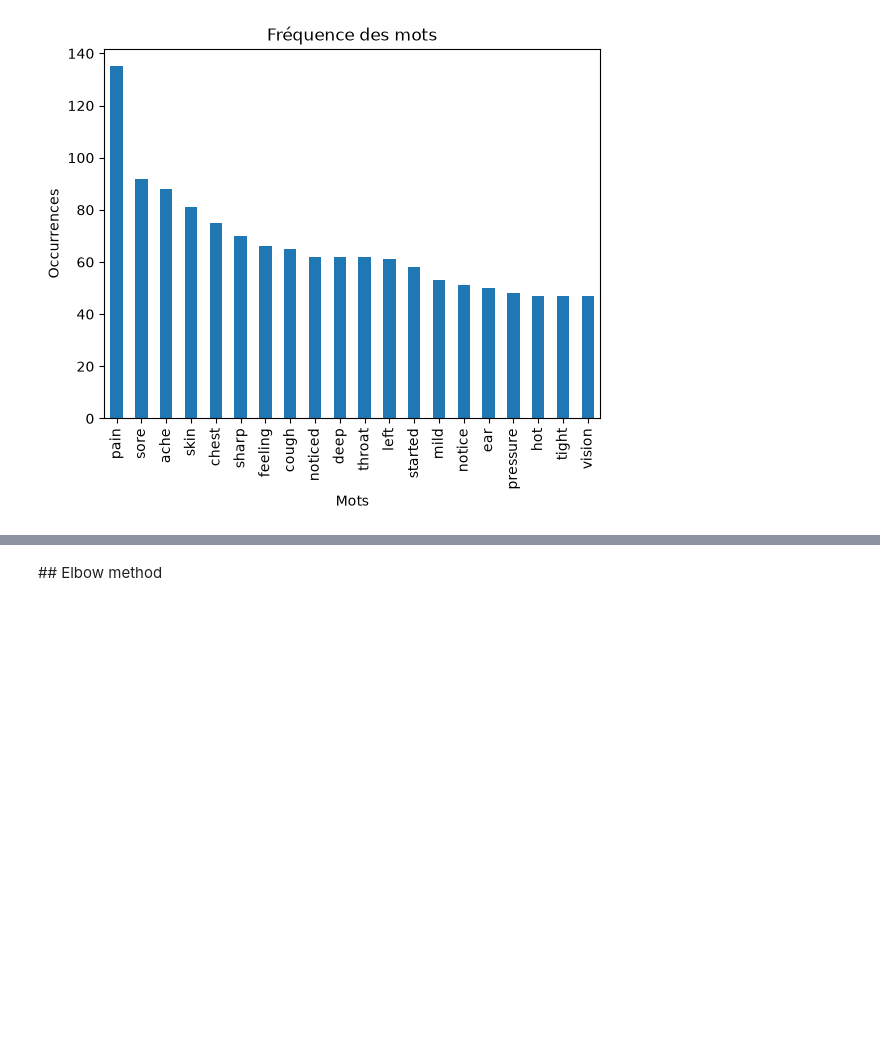
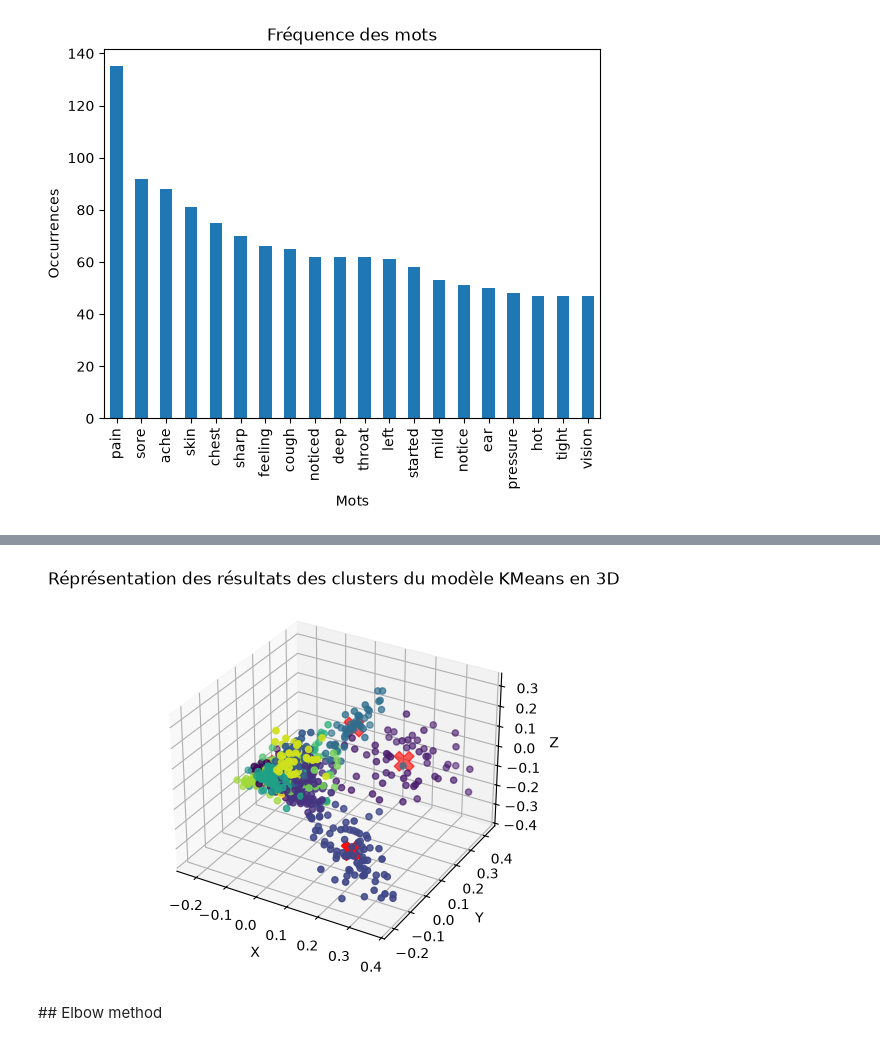
Before and after one commit to gabinHnr/IA---Imagerie-medicale-IRM, a Jupyter notebook: Unsupervised Learning/Models/ModelKMeans.ipynb, the cells around one changed output, grey strips where cells are left out. Drawn from its saved outputs; the diff is of its cells as text; code cells hidden in the pictures; blank space fills up the shorter version.

Commit message:
[*]Fix/ModelsKMeans.ipynb/FinishedModelAndAddAGraphForTheResults

```diff
--- a/Unsupervised Learning/Models/ModelKMeans.ipynb
+++ b/Unsupervised Learning/Models/ModelKMeans.ipynb
@@ -26,46 +29,86 @@ plt.show()
 # %% [output]
 [figure]
 # %%
-from sklearn.feature_extraction.text import TfidfVectorizer
-
 df = pd.read_csv("../../Student_Clean.csv")
 
-texts = df.iloc[:, 2].fillna("")
+#Récupère les textes et remplace les NA par des ""
+texts = df["Temoignage"].fillna("")
 
+#Créer mon TF-IDF (Terme frequency invert document frequency) en retirant les stop_words
 vectorizer = TfidfVectorizer(stop_words="english")
-X = vectorizer.fit_transform(texts)
-inertias = []
+X = vectorizer.fit_transform(texts) #Transforme les mots en valeurs et regarde si chaque phrase possède ces mots pour leurs donner un score
 
-kmeans = KMeans(
-    n_clusters=3,
-    random_state=0,
-    n_init="auto"
-)
-
-from sklearn.metrics import silhouette_score
+#Test chaque nombre de clusters entre 2 et 50 puis ajoute les score dans un dico et enfin print le meilleur score de ce dico afin de connaître la meilleur valeur pour le nombre de clusters
 scores = {}
 for n in range(2, 50):
     kmeans = KMeans(
         n_clusters=n,
         random_state=0,
-        n_init="auto"
+        n_init="auto", #KMeans peut essayer plusieurs initialisations différentes afin d'éviter de tomber sur une mauvaise configuration de départ, "auto" demande à sklearn de choisir automatiquement le comportement
     )
-    labels = kmeans.fit_predict(X)
-    score = silhouette_score(X, labels)
+    Y = kmeans.fit_predict(X)
+    score = silhouette_score(X, Y) # Regarde si les points sont proches de leurs centroïdes et si ils sont éloignée des autres clusters puis donne un score en fonction du résultat
     scores[f"{n}"] = score
 
 highest_key = max(scores, key=scores.get)
 
 print(highest_key)
 
+# ================================================================= #
+
+# Créer mon KMeans avec le meilleur nombre de clusters
 
 kmeans = KMeans(
-        n_clusters=12,
+        n_clusters=int(highest_key),
         random_state=0,
-        n_init="auto"
+        n_init="auto" #KMeans peut essayer plusieurs initialisations différentes afin d'éviter de tomber sur une mauvaise configuration de départ, "auto" demande à sklearn de choisir automatiquement le comportement
     )
 
-labels = kmeans.fit_predict(X)
+#Entraîne le modèle sur nos témoignages d'entrée médicale à l'hôpital
+Y = kmeans.fit_predict(X)
 
-print(kmeans.labels_)
+#Transforme notre matrice sparse du TF-IDF en matrice numpy classique
+X_dense = X.toarray()
+
+#Créer la figure
+fig = plt.figure()
+
+#Créer l'axe en 3D
+axe = fig.add_subplot(111, projection="3d")
+
+#Le TF-IDF à potentiellement plein de dimensions genre si on lui donne 10000 mots il peut potentiellement avoir 10000 dimensions PCA fais en sorte de ne prendre qu'un représentation avec le nombre de dimensions donné
+pca = PCA(n_components=3)
+
+#Transforme le vecteur de mes textes en vecteur 3D
+points_3d = pca.fit_transform(X_dense)
+
+#Transforme le vecteur des centroïdes de mes clusters en vecteur 3D
+centroïdes_3d = pca.transform(kmeans.cluster_centers_)
+
+#Affiche tout mes points en 3D
+axe.scatter(
+    points_3d[:, 0],
+    points_3d[:, 1],
+    points_3d[:, 2],
+    c=Y
+)
+
+#Affiche tout mes centroïdes en 3D
+axe.scatter(
+    centroïdes_3d[:, 0],
+    centroïdes_3d[:, 1],
+    centroïdes_3d[:, 2],
+    marker="X",
+    s=200,
+    c="red"
+)
+
+#Nomme les axes
+plt.title('Réprésentation des résultats des clusters du modèle KMeans en 3D')
+axe.set_xlabel("X")
+axe.set_ylabel("Y")
+axe.set_zlabel("Z")
+
+#Affiche le graphique
+plt.show()
 # %% [output]
@@ -89,2 +116,3 @@ print(kmeans.labels_)
+[figure, added]
 # %% [markdown]
 ## Elbow method
```
Also changed, not shown: parts of 2 cells of this notebook.
